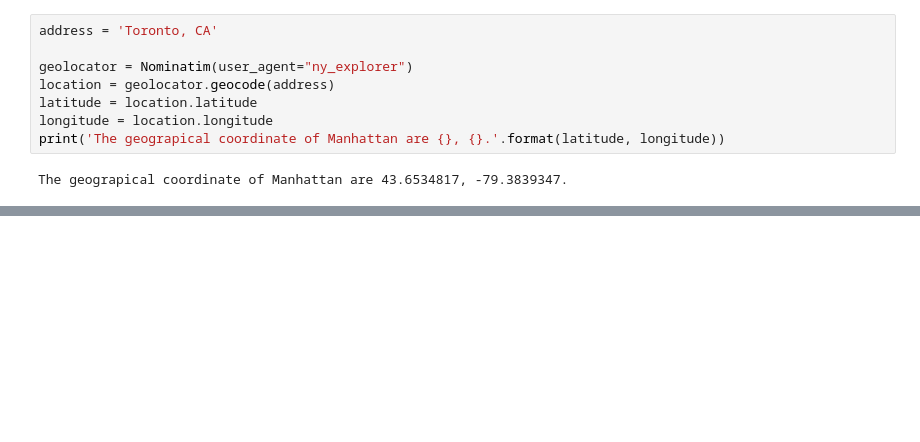
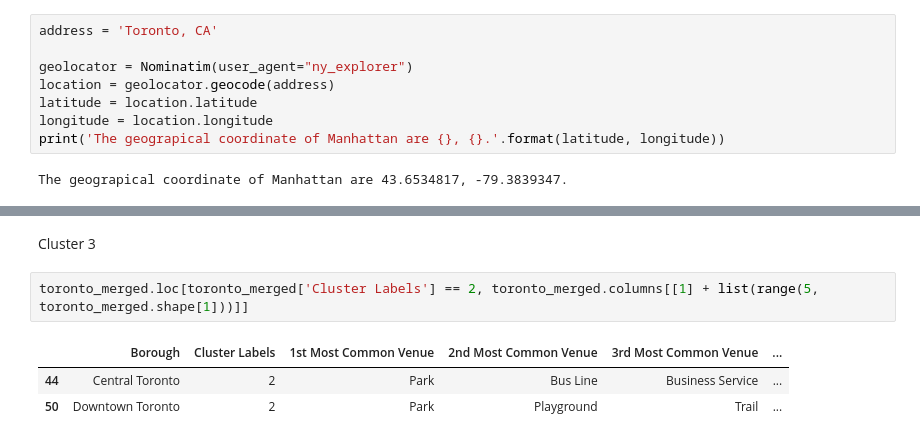
Before and after one commit to tientea/Coursera_Capstone, a Jupyter notebook: Segmenting and Clustering Neighborhoods in Toronto/Week3_3.ipynb, the cells around one changed output, grey strips where cells are left out. Cells and saved outputs as stored; diff of their text form; blank space fills up the shorter version.

```diff
--- a/Segmenting and Clustering Neighborhoods in Toronto/Week3_3.ipynb
+++ b/Segmenting and Clustering Neighborhoods in Toronto/Week3_3.ipynb
@@ -346,0 +371,8 @@ map_clusters
+# %% [markdown]
+Cluster 3
+# %%
+toronto_merged.loc[toronto_merged['Cluster Labels'] == 2, toronto_merged.columns[[1] + list(range(5, toronto_merged.shape[1]))]]
+# %% [output]
+|  | Borough | Cluster Labels | 1st Most Common Venue | 2nd Most Common Venue | 3rd Most Common Venue | ... |
+| 44 | Central Toronto | 2 | Park | Bus Line | Business Service | ... |
+| 50 | Downtown Toronto | 2 | Park | Playground | Trail | ... |
```
Also changed, not shown: parts of 17 cells of this notebook.
